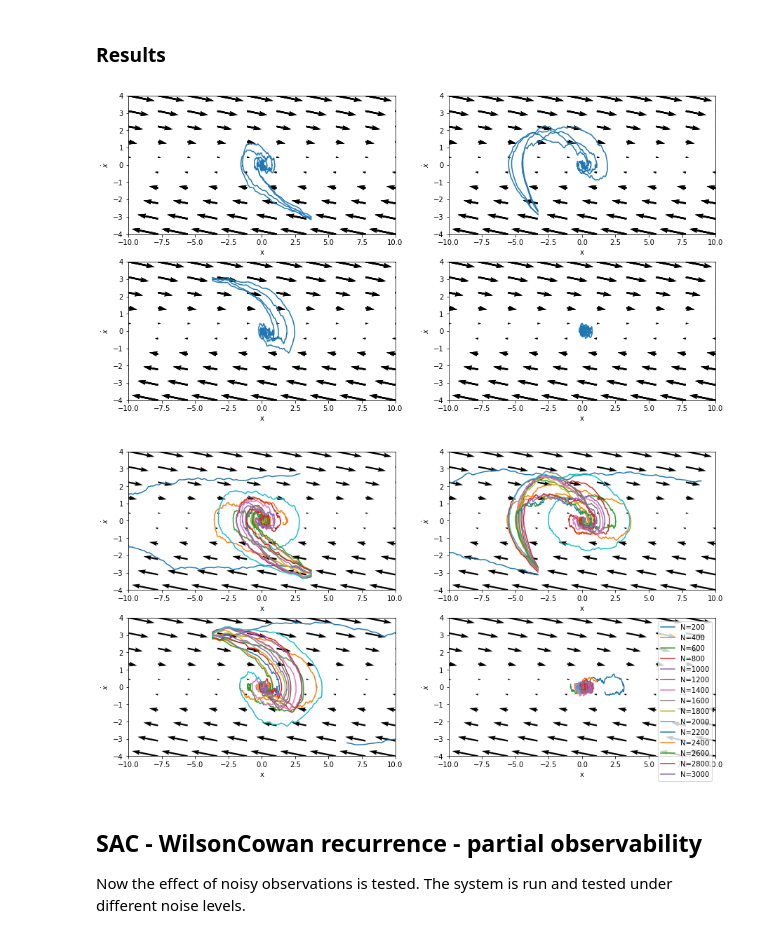
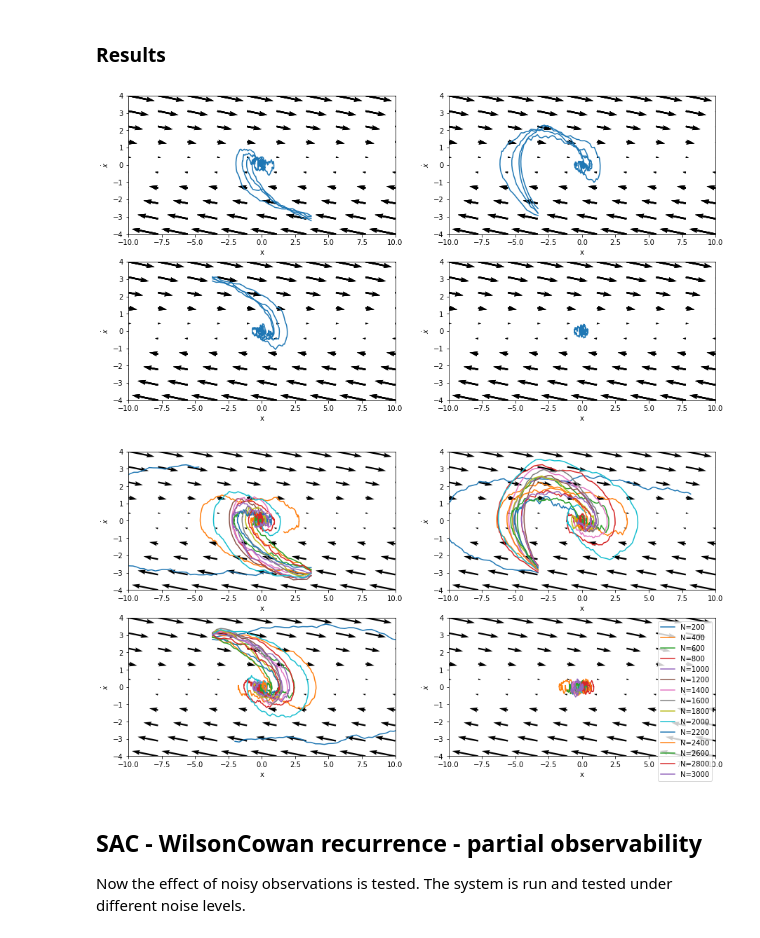
Before and after one commit to JopNiessen/SoftActorCritic, a Jupyter notebook: RSAC_straightline_motion.ipynb, the cells around one changed output. Saved outputs shown, nothing was run; the diff lists cells and outputs as text; code cells hidden in the pictures.

```diff
--- a/RSAC_straightline_motion.ipynb
+++ b/RSAC_straightline_motion.ipynb
@@ -115,8 +85,15 @@ for idx in range(n_trials):
 # %% [output]
 [figure]
 # %%
-# with open(f'models/0331/SACRNN_OO_fully_observable.pickle', 'wb') as handle:
+filename = f'models/0331/SACRNN_OO_fully_observable.pickle'
+
+"""Save params"""
+# with open(filename, 'wb') as handle:
 #     pickle.dump(PARAMS, handle, protocol=pickle.HIGHEST_PROTOCOL)
+
+"""Import params"""
+with open(filename, 'rb') as handle:
+    PARAMS = pickle.load(handle)
 # %% [markdown]
 ### Results
 # %%
@@ -146,9 +123,9 @@ fig, ax = plt.subplots(2, 2, figsize=(15, 8))
 ax = ax.flatten()
 
 for idx in range(n_trials):
-    controller = PARAMS[name][idx][f'N{Nep}']['pi']
+    controller = PARAMS[name][idx][f'N{Nep}']['pi'].predict_step
     for pidx in range(4):
-        S, Y, U = run_trial(key, env, controller, 15, x0=x0[pidx], hidden_size=hidden_size)
+        S, Y, U = run_trial(env, controller, T=15, x0=x0[pidx], recurrent=True, hidden_size=hidden_size)
         ax[pidx].quiver(xv, vv, qx, qv)
         ax[pidx].plot(S[:,0], S[:,1], c='tab:blue')
 
@@ -159,29 +136,29 @@ for idx in range(4):
     ax[idx].set_ylim([-4, 4])
 plt.show()
 # %% [output]
-[figure, old version]
+[figure, new version]
 # %%
 x0 = [jnp.array([4, -3]), jnp.array([-3, -3]), jnp.array([-4, 3]), jnp.array([0, 0])]
 
 fig, ax = plt.subplots(2, 2, figsize=(15, 8))
 ax = ax.flatten()
 
 for factor in range(1, int(Nep/200)+1):
-    controller = PARAMS[name][0][f'N{factor*200}']['pi']
+    controller = PARAMS[name][0][f'N{factor*200}']['pi'].predict_step
     for pidx in range(4):
-        S, Y, _ = run_trial(key, env, controller, 15, x0=x0[pidx], hidden_size=hidden_size)
+        S, Y, _ = run_trial(env, controller, T=15, x0=x0[pidx], recurrent=True, hidden_size=hidden_size)
         ax[pidx].plot(S[:,0], S[:,1], label=f'N={factor*200}')
 
 for idx in range(4):
     ax[idx].quiver(xv, vv, qx, qv)
     ax[idx].set_xlabel('x')
     ax[idx].set_ylabel(r'$\dot{x}$')
     ax[idx].set_xlim([-10, 10])
     ax[idx].set_ylim([-4, 4])
 ax[-1].legend()
 plt.show()
 # %% [output]
-[figure, old version]
+[figure, new version]
 # %% [markdown]
 ## SAC - WilsonCowan recurrence - partial observability
 
```
Also changed, not shown: parts of 10 cells of this notebook, 2 other files.
